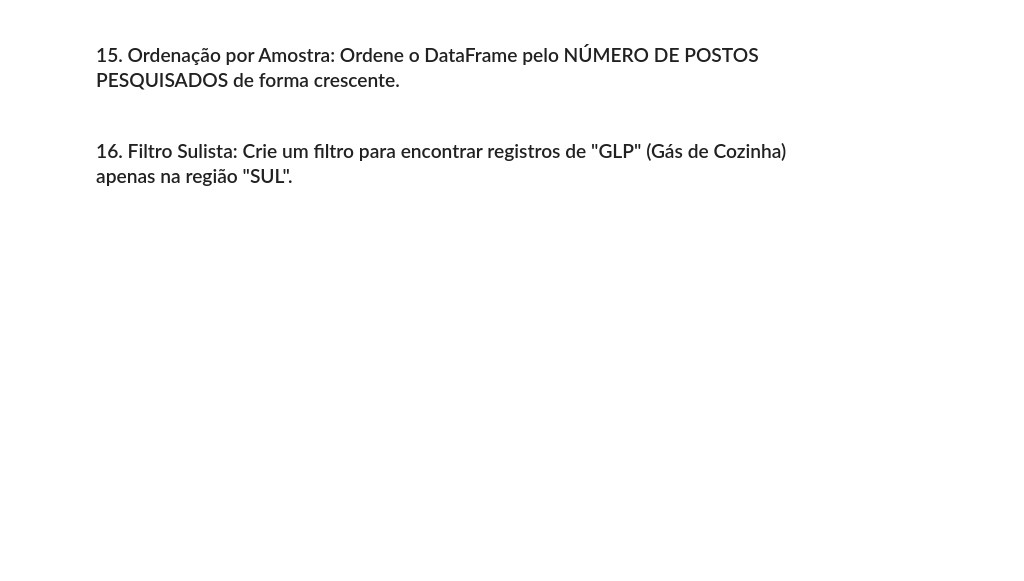
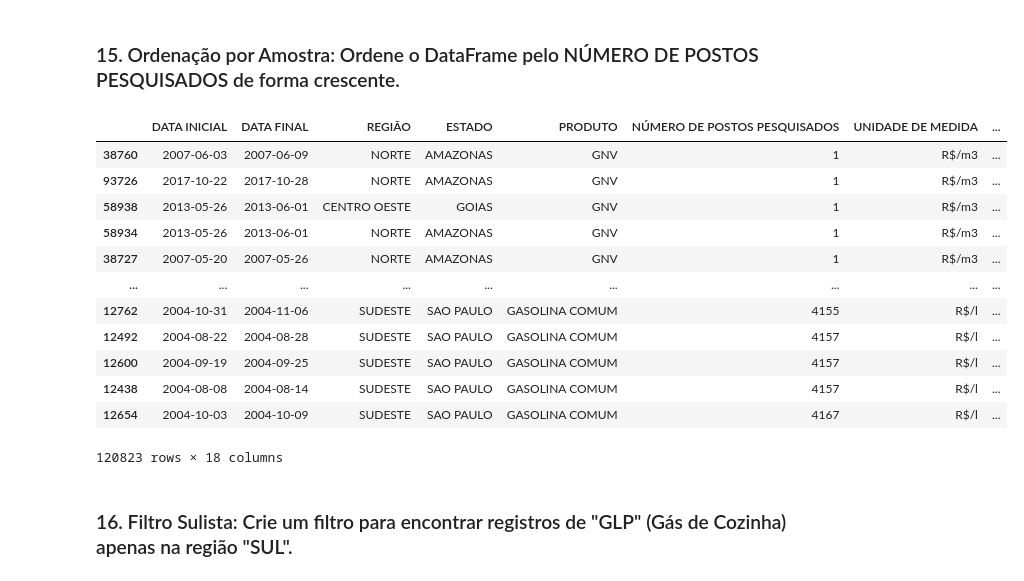
Before and after one commit to eumarianamota/data-science-studies, a Jupyter notebook: modulo-6/ex-01/exercises-4.ipynb, the cells around one changed output. Saved outputs shown, nothing was run; the diff lists cells and outputs as text; code cells hidden in the pictures; blank space fills up the shorter version.

Commit message:
2026-02-04 data science studies

```diff
--- a/modulo-6/ex-01/exercises-4.ipynb
+++ b/modulo-6/ex-01/exercises-4.ipynb
@@ -214,0 +196,2 @@ memory usage: 18.4 MB
+# %%
+df["PREÇO MÉDIO DISTRIBUIÇÃO"] = pd.to_numeric(df["PREÇO MÉDIO DISTRIBUIÇÃO"], errors="coerce").replace(-99999.0, np.nan)
@@ -217,4 +220,20 @@ memory usage: 18.4 MB
 # %% [markdown]
 ### 15. Ordenação por Amostra: Ordene o DataFrame pelo NÚMERO DE POSTOS PESQUISADOS de forma crescente.
+# %%
+df.sort_values(by="NÚMERO DE POSTOS PESQUISADOS")
+# %% [output]
+|  | DATA INICIAL | DATA FINAL | REGIÃO | ESTADO | PRODUTO | NÚMERO DE POSTOS PESQUISADOS | UNIDADE DE MEDIDA | ... |
+| 38760 | 2007-06-03 | 2007-06-09 | NORTE | AMAZONAS | GNV | 1 | R$/m3 | ... |
+| 93726 | 2017-10-22 | 2017-10-28 | NORTE | AMAZONAS | GNV | 1 | R$/m3 | ... |
+| 58938 | 2013-05-26 | 2013-06-01 | CENTRO OESTE | GOIAS | GNV | 1 | R$/m3 | ... |
+| 58934 | 2013-05-26 | 2013-06-01 | NORTE | AMAZONAS | GNV | 1 | R$/m3 | ... |
+| 38727 | 2007-05-20 | 2007-05-26 | NORTE | AMAZONAS | GNV | 1 | R$/m3 | ... |
+| ... | ... | ... | ... | ... | ... | ... | ... | ... |
+| 12762 | 2004-10-31 | 2004-11-06 | SUDESTE | SAO PAULO | GASOLINA COMUM | 4155 | R$/l | ... |
+| 12492 | 2004-08-22 | 2004-08-28 | SUDESTE | SAO PAULO | GASOLINA COMUM | 4157 | R$/l | ... |
+| 12600 | 2004-09-19 | 2004-09-25 | SUDESTE | SAO PAULO | GASOLINA COMUM | 4157 | R$/l | ... |
+| 12438 | 2004-08-08 | 2004-08-14 | SUDESTE | SAO PAULO | GASOLINA COMUM | 4157 | R$/l | ... |
+| 12654 | 2004-10-03 | 2004-10-09 | SUDESTE | SAO PAULO | GASOLINA COMUM | 4167 | R$/l | ... |
+120823 rows × 18 columns
 # %% [markdown]
 ### 16. Filtro Sulista: Crie um filtro para encontrar registros de "GLP" (Gás de Cozinha) apenas na região "SUL".
```
Also changed, not shown: parts of 15 cells of this notebook, 1 other file.
